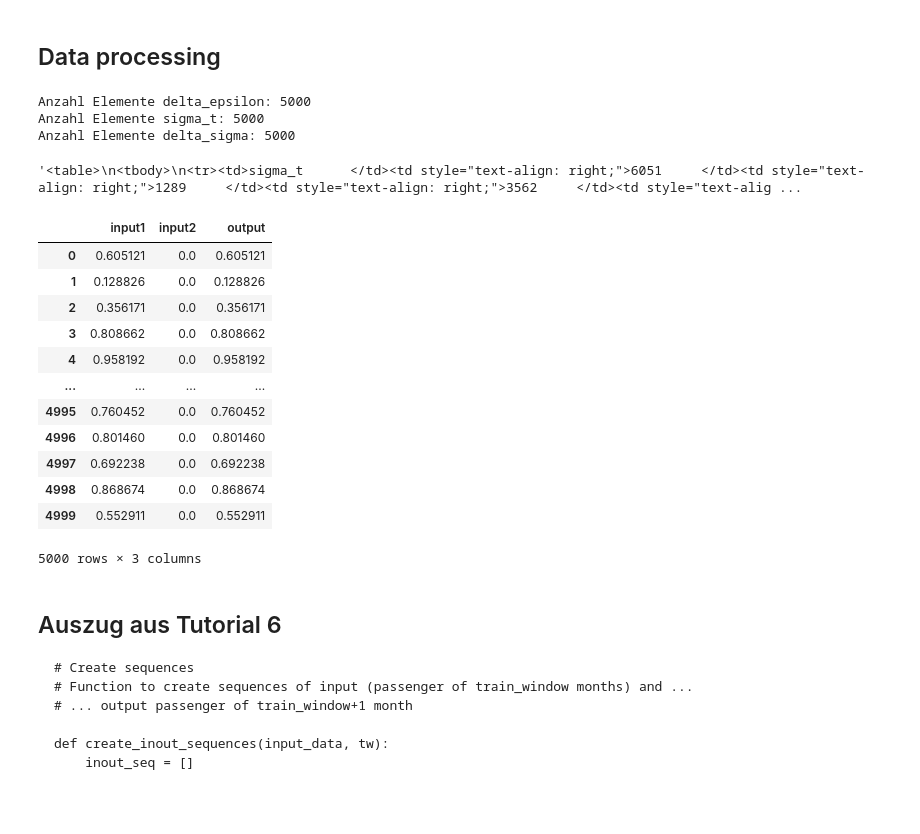
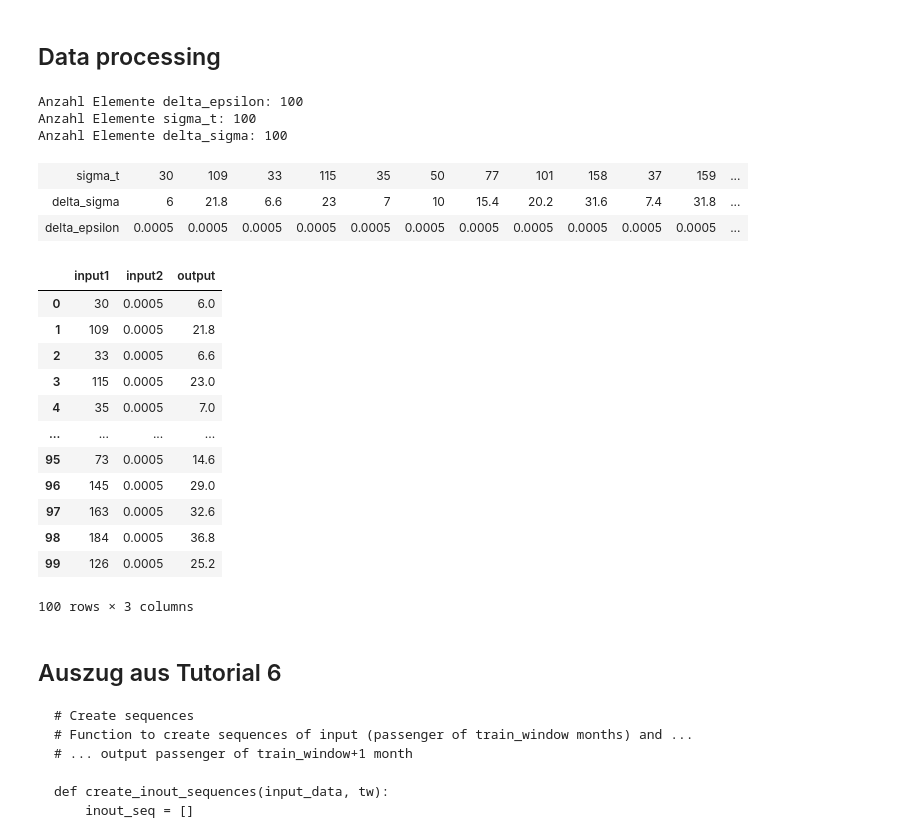
Before and after one commit to BesT1CooKie1/nn_oedometer, a Jupyter notebook: 02_nn_lstm.ipynb, the cells around one changed output. Saved outputs shown, nothing was run; the diff lists cells and outputs as text; code cells hidden in the pictures; blank space fills up the shorter version.

```diff
--- a/02_nn_lstm.ipynb
+++ b/02_nn_lstm.ipynb
@@ -19,6 +19,7 @@ import matplotlib.pyplot as plt
 # %%
 # Debugger: Aktiviert
 debug_mode = True
+normalize = False
 # %% [markdown]
 ## Preloaded Modules
 # %%
@@ -220,7 +221,7 @@ def plot_input():
     plt.tight_layout()
     plt.show()
 # %%
-i = 5000
+i = 100
 
 oedo_para = {
     'max_n': 1,
@@ -231,7 +232,7 @@ oedo_para = {
 }
 
 # Vorbereitung Tensoren
-sigma_t = np.random.choice(range(1, 10000), size=i, replace=False)
+sigma_t = np.random.choice(range(1, 200), size=i, replace=False)
 delta_sigma = []
 delta_epsilon = np.repeat(np.array(np.float64(0.0005)), i)
 # delta_epsilon = np.random.uniform(0.0001, 0.001, size=i)
@@ -245,47 +246,50 @@ print('Anzahl Elemente delta_epsilon: ' + str(len(delta_epsilon)))
 print('Anzahl Elemente sigma_t: ' + str(len(sigma_t)))
 print('Anzahl Elemente delta_sigma: ' + str(len(delta_sigma)))
 # %% [output]
-Anzahl Elemente delta_epsilon: 5000
-Anzahl Elemente sigma_t: 5000
-Anzahl Elemente delta_sigma: 5000
+Anzahl Elemente delta_epsilon: 100
+Anzahl Elemente sigma_t: 100
+Anzahl Elemente delta_sigma: 100
 # %%
 data = [['sigma_t'] + sigma_t.tolist(), ['delta_sigma'] + delta_sigma, ['delta_epsilon'] + delta_epsilon.tolist()]
 import tabulate
 table = tabulate.tabulate(data, tablefmt='html')
 table
 # %% [output]
-'<table>\n<tbody>\n<tr><td>sigma_t      </td><td style="text-align: right;">6051     </td><td style="text-align: right;">1289     </td><td style="text-align: right;">3562     </td><td style="text-alig ...
+| sigma_t | 30 | 109 | 33 | 115 | 35 | 50 | 77 | 101 | 158 | 37 | 159 | ... |
+| delta_sigma | 6 | 21.8 | 6.6 | 23 | 7 | 10 | 15.4 | 20.2 | 31.6 | 7.4 | 31.8 | ... |
+| delta_epsilon | 0.0005 | 0.0005 | 0.0005 | 0.0005 | 0.0005 | 0.0005 | 0.0005 | 0.0005 | 0.0005 | 0.0005 | 0.0005 | ... |
 # %%
 from sklearn.preprocessing import MinMaxScaler
 
 data = {
     'input1': sigma_t,
     'input2': delta_epsilon,
     'output': delta_sigma
 }
 df = pd.DataFrame(data)
-
 # Normalisierung
 scaler = MinMaxScaler()
-scaled_data = scaler.fit_transform(df)
-
-# Zurück in DataFrame
-df_scaled = pd.DataFrame(scaled_data, columns=df.columns)
+if normalize:
+    scaled_data = scaler.fit_transform(df)
+    # Zurück in DataFrame
+    df_scaled = pd.DataFrame(scaled_data, columns=df.columns)
+else:
+    df_scaled = df
 df_scaled
 # %% [output]
 |  | input1 | input2 | output |
-| 0 | 0.605121 | 0.0 | 0.605121 |
-| 1 | 0.128826 | 0.0 | 0.128826 |
-| 2 | 0.356171 | 0.0 | 0.356171 |
-| 3 | 0.808662 | 0.0 | 0.808662 |
-| 4 | 0.958192 | 0.0 | 0.958192 |
+| 0 | 30 | 0.0005 | 6.0 |
+| 1 | 109 | 0.0005 | 21.8 |
+| 2 | 33 | 0.0005 | 6.6 |
+| 3 | 115 | 0.0005 | 23.0 |
+| 4 | 35 | 0.0005 | 7.0 |
 | ... | ... | ... | ... |
-| 4995 | 0.760452 | 0.0 | 0.760452 |
-| 4996 | 0.801460 | 0.0 | 0.801460 |
-| 4997 | 0.692238 | 0.0 | 0.692238 |
-| 4998 | 0.868674 | 0.0 | 0.868674 |
-| 4999 | 0.552911 | 0.0 | 0.552911 |
+| 95 | 73 | 0.0005 | 14.6 |
+| 96 | 145 | 0.0005 | 29.0 |
+| 97 | 163 | 0.0005 | 32.6 |
+| 98 | 184 | 0.0005 | 36.8 |
+| 99 | 126 | 0.0005 | 25.2 |
-5000 rows × 3 columns
+100 rows × 3 columns
 # %% [markdown]
 ## Auszug aus Tutorial 6
 
```
Also changed, not shown: parts of 7 cells of this notebook, 59 other files.
